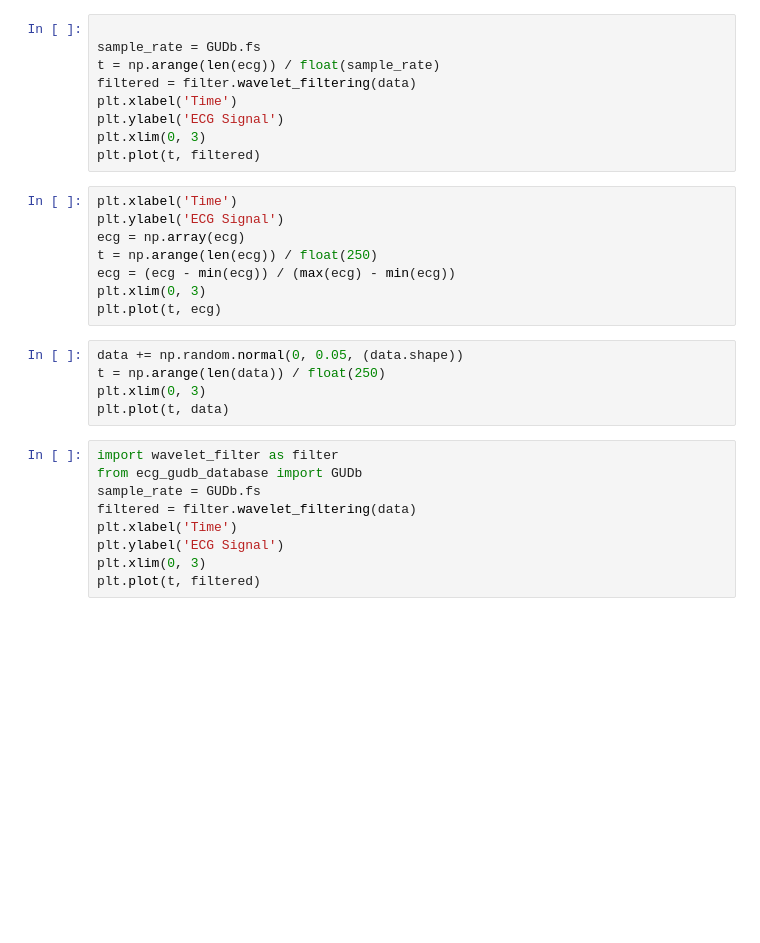
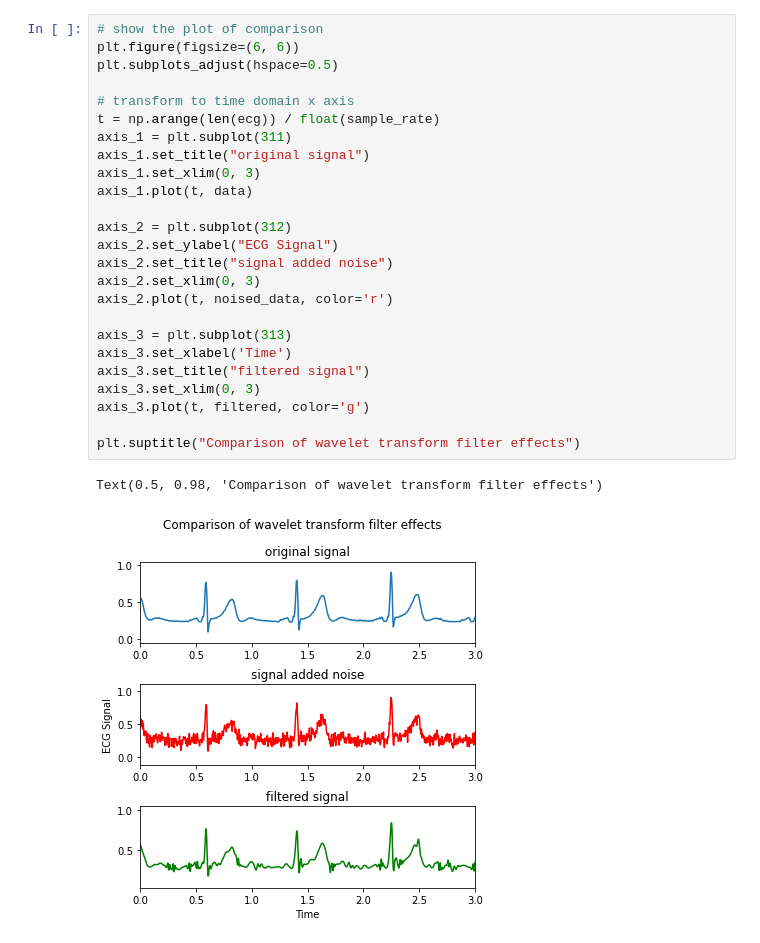
Before and after one commit to brlinbiu/stress-detector, a Jupyter notebook: quick_plot_demo.ipynb, the cells around one changed output. Cells and saved outputs as stored; diff of their text form; blank space fills up the shorter version.

```diff
--- a/quick_plot_demo.ipynb
+++ b/quick_plot_demo.ipynb
@@ -16,32 +25,29 @@ ecg = data.T.values.tolist()
-# %%
-
-sample_rate = GUDb.fs
-t = np.arange(len(ecg)) / float(sample_rate)
-filtered = filter.wavelet_filtering(data)
-plt.xlabel('Time')
-plt.ylabel('ECG Signal')
-plt.xlim(0, 3)
-plt.plot(t, filtered)
-# %%
-plt.xlabel('Time')
-plt.ylabel('ECG Signal')
-ecg = np.array(ecg)
-t = np.arange(len(ecg)) / float(250)
-ecg = (ecg - min(ecg)) / (max(ecg) - min(ecg))
-plt.xlim(0, 3)
-plt.plot(t, ecg)
-# %%
-data += np.random.normal(0, 0.05, (data.shape))
-t = np.arange(len(data)) / float(250)
-plt.xlim(0, 3)
-plt.plot(t, data)
-# %%
-import wavelet_filter as filter
-from ecg_gudb_database import GUDb
-sample_rate = GUDb.fs
-filtered = filter.wavelet_filtering(data)
-plt.xlabel('Time')
-plt.ylabel('ECG Signal')
-plt.xlim(0, 3)
-plt.plot(t, filtered)
+# %%
+# show the plot of comparison
+plt.figure(figsize=(6, 6))
+plt.subplots_adjust(hspace=0.5)
+
+# transform to time domain x axis
+t = np.arange(len(ecg)) / float(sample_rate)
+axis_1 = plt.subplot(311)
+axis_1.set_title("original signal")
+axis_1.set_xlim(0, 3)
+axis_1.plot(t, data)
+
+axis_2 = plt.subplot(312)
+axis_2.set_ylabel("ECG Signal")
+axis_2.set_title("signal added noise")
+axis_2.set_xlim(0, 3)
+axis_2.plot(t, noised_data, color='r')
+
+axis_3 = plt.subplot(313)
+axis_3.set_xlabel('Time')
+axis_3.set_title("filtered signal")
+axis_3.set_xlim(0, 3)
+axis_3.plot(t, filtered, color='g')
+
+plt.suptitle("Comparison of wavelet transform filter effects")
+# %% [output]
+Text(0.5, 0.98, 'Comparison of wavelet transform filter effects')
+[figure, added]
 # %%
```
Also changed, not shown: parts of 22 cells of this notebook, 1 other file.
